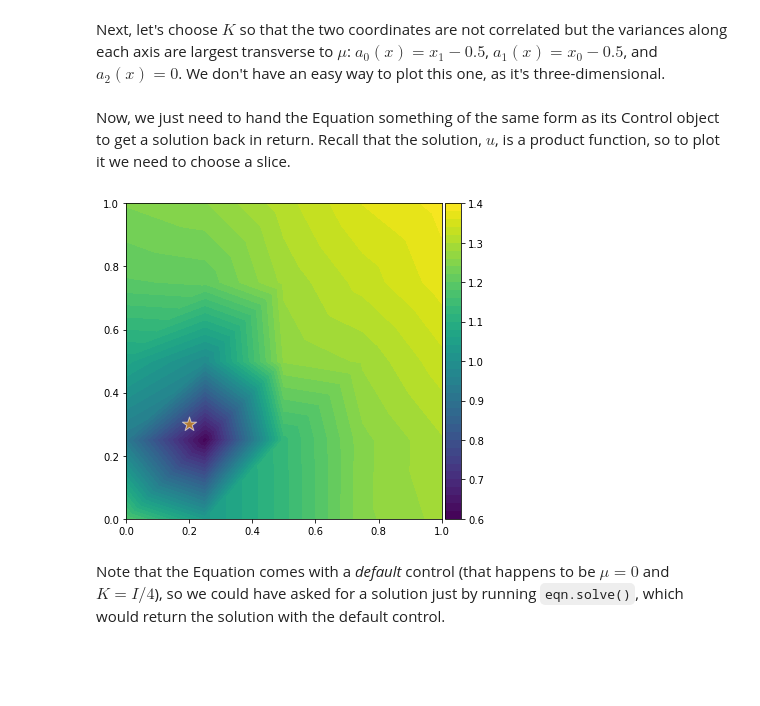
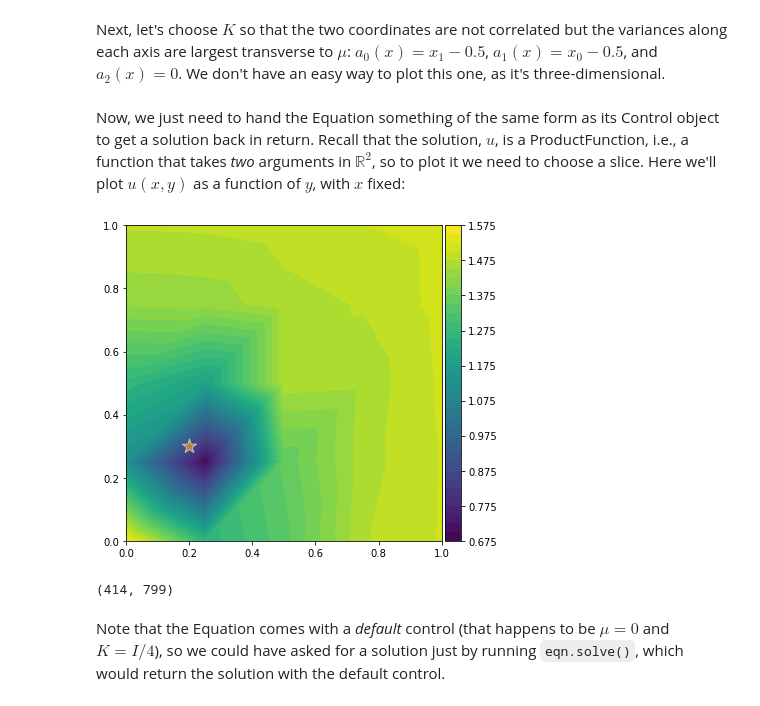
Before and after one commit to kr-colab/product-space-FEM, a Jupyter notebook: docs/tutorial.ipynb, the cells around one changed output. Saved outputs shown, nothing was run; the diff lists cells and outputs as text; code cells hidden in the pictures; blank space fills up the shorter version.

```diff
--- a/docs/tutorial.ipynb
+++ b/docs/tutorial.ipynb
@@ -170,13 +170,19 @@ new_K = pf.to_Function(lambda x, y: [y - 0.5, x - 0.5, 0], V)
 Now, we just need to hand the Equation
 something of the same form as its Control object
 to get a solution back in return.
-Recall that the solution, $u$, is a product function,
+Recall that the solution, $u$, is a ProductFunction,
+i.e., a function that takes *two* arguments in $\mathbb{R}^2$,
 so to plot it we need to choose a slice.
+Here we'll plot $u(x, y)$ as a function of $y$, with $x$ fixed:
 # %%
-u = eqn.solve([mu, K])
+u = eqn.solve([new_mu, new_K])
 u.plot(x=(0.2, 0.3))
 # %% [output]
-[figure, old version]
+[figure, new version]
+# %%
+eqn.control[0].id(), new_mu.id()
+# %% [output]
+(414, 799)
 # %% [markdown]
 Note that the Equation comes with a *default* control
 (that happens to be $\mu = 0$ and $K = I/4$),
```
Also changed, not shown: parts of 9 cells of this notebook, 5 other files.
